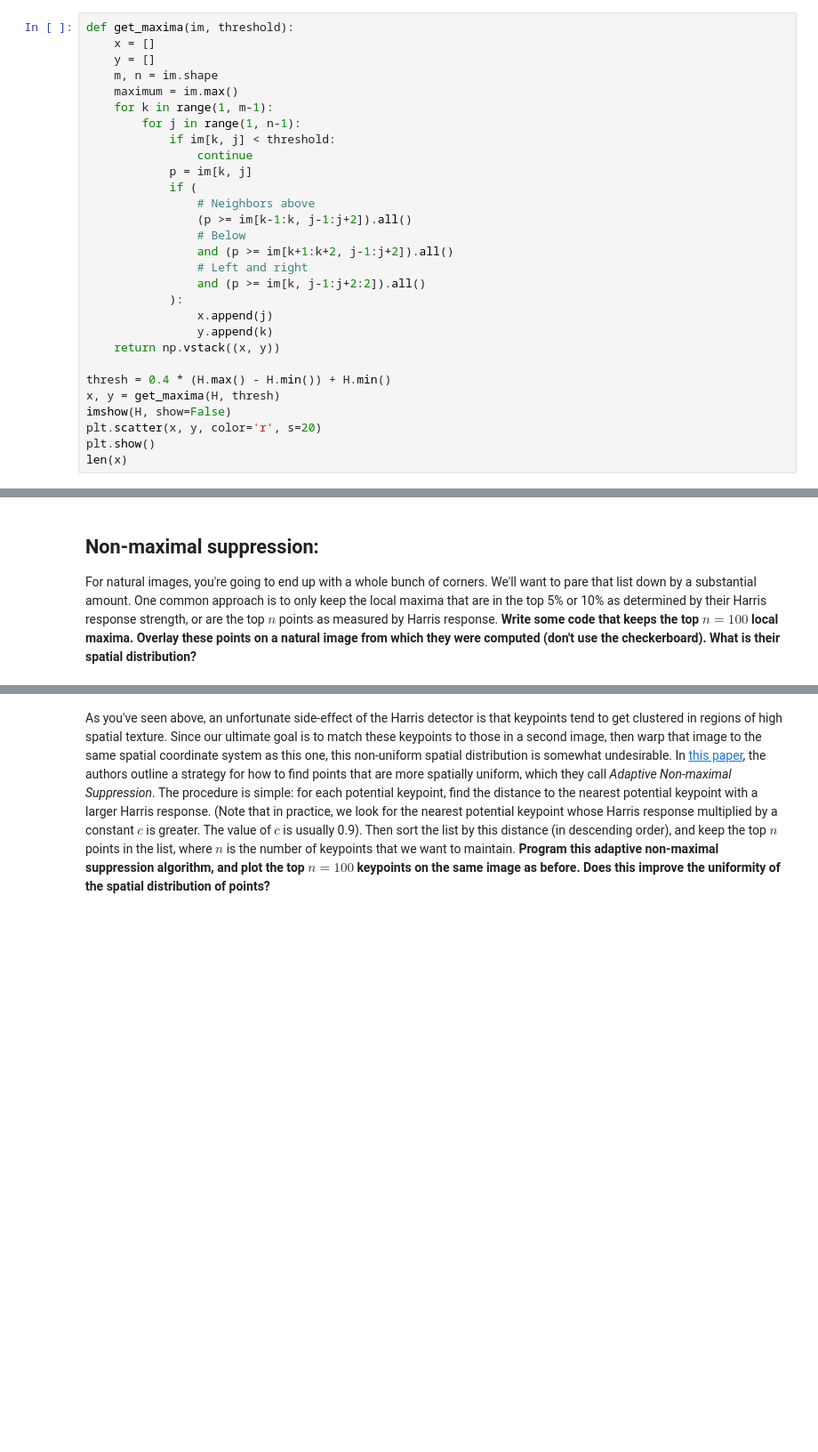
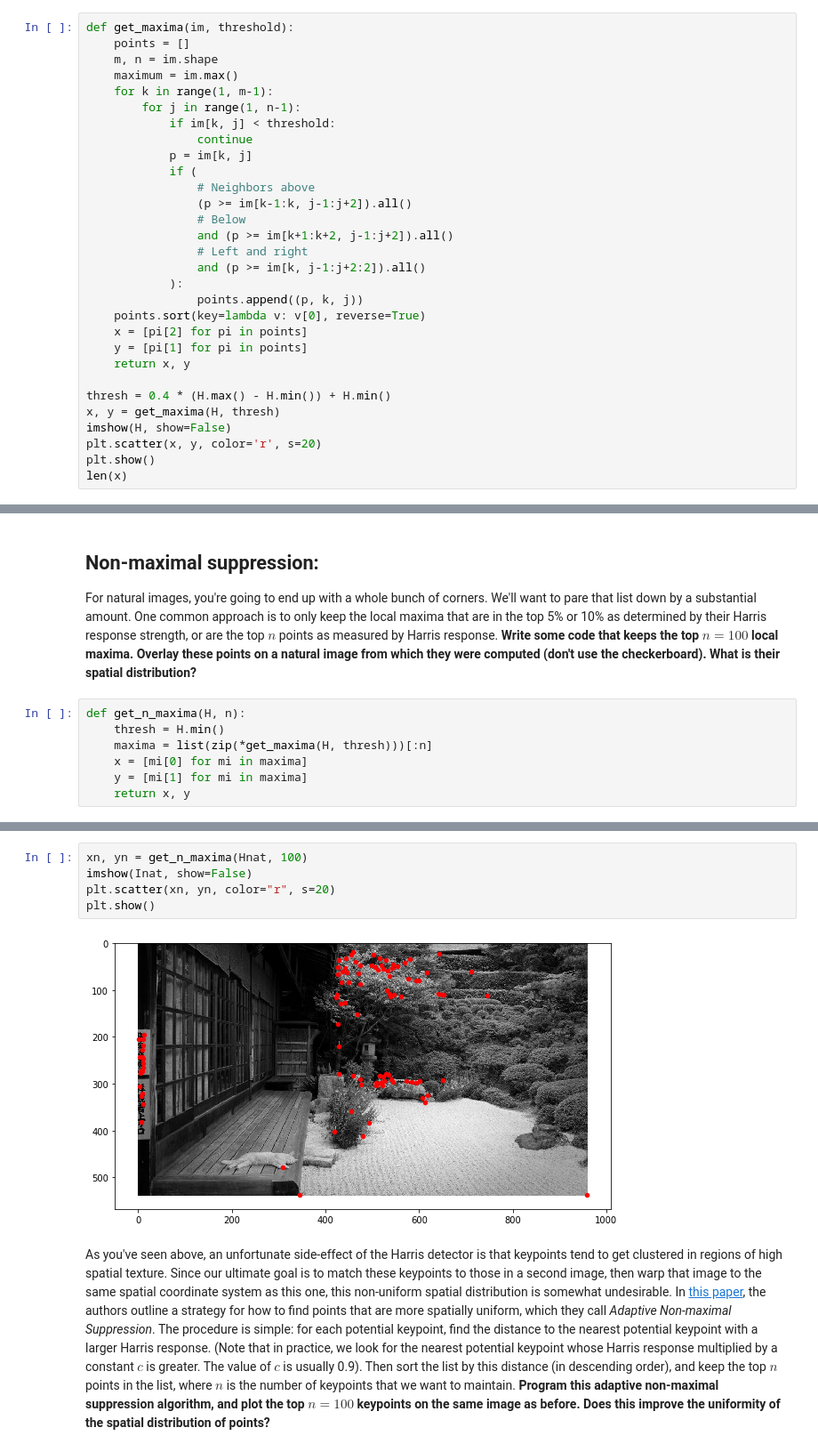
Before and after one commit to fbunt/190206_keypoint_detection, a Jupyter notebook: harris_corners.ipynb, the cells around one changed output, grey strips where cells are left out. Shown at 89% size. Cells and saved outputs as stored; diff of their text form; blank space fills up the shorter version.

Commit message:
Implement top n maxima selection

```diff
--- a/harris_corners.ipynb
+++ b/harris_corners.ipynb
@@ -193,7 +196,6 @@ H.max()
 # %%
 def get_maxima(im, threshold):
-    x = []
-    y = []
+    points = []
     m, n = im.shape
     maximum = im.max()
     for k in range(1, m-1):
@@ -209,9 +211,11 @@ def get_maxima(im, threshold):
                 # Left and right
                 and (p >= im[k, j-1:j+2:2]).all()
             ):
-                x.append(j)
-                y.append(k)
-    return np.vstack((x, y))
+                points.append((p, k, j))
+    points.sort(key=lambda v: v[0], reverse=True)
+    x = [pi[2] for pi in points]
+    y = [pi[1] for pi in points]
+    return x, y
 
 thresh = 0.4 * (H.max() - H.min()) + H.min()
 x, y = get_maxima(H, thresh)
@@ -231,3 +235,10 @@ plt.show()
 # %% [markdown]
 ## Non-maximal suppression:
 For natural images, you're going to end up with a whole bunch of corners.  We'll want to pare that list down by a substantial amount.  One common approach is to only keep the local maxima that are in the top 5% or 10% as determined by their Harris response strength, or are the top $n$ points as measured by Harris response.  **Write some code that keeps the top $n=100$ local maxima.  Overlay these points on a natural image from which they were computed (don't use the checkerboard).  What is their spatial distribution?**
+# %%
+def get_n_maxima(H, n):
+    thresh = H.min()
+    maxima = list(zip(*get_maxima(H, thresh)))[:n]
+    x = [mi[0] for mi in maxima]
+    y = [mi[1] for mi in maxima]
+    return x, y
@@ -234,2 +256,9 @@ For natural images, you're going to end up with a whole bunch of corners.  We'll
+# %%
+xn, yn = get_n_maxima(Hnat, 100)
+imshow(Inat, show=False)
+plt.scatter(xn, yn, color="r", s=20)
+plt.show()
+# %% [output]
+[figure, added]
 # %% [markdown]
 As you've seen above, an unfortunate side-effect of the Harris detector is that keypoints tend to get clustered in regions of high spatial texture.  Since our ultimate goal is to match these keypoints to those in a second image, then warp that image to the same spatial coordinate system as this one, this non-uniform spatial distribution is somewhat undesirable.  In [this paper](MOPS.pdf), the authors outline a strategy for how to find points that are more spatially uniform, which they call *Adaptive Non-maximal Suppression*.  The procedure is simple: for each potential keypoint, find the distance to the nearest potential keypoint with a larger Harris response.  (Note that in practice, we look for the nearest potential keypoint whose Harris response multiplied by a constant $c$ is greater.  The value of $c$ is usually 0.9).  Then sort the list by this distance (in descending order), and keep the top $n$ points in the list, where $n$ is the number of keypoints that we want to maintain.  **Program this adaptive non-maximal suppression algorithm, and plot the top $n=100$ keypoints on the same image as before.  Does this improve the uniformity of the spatial distribution of points?**
```
Also changed, not shown: parts of 4 cells of this notebook, 1 other file.
